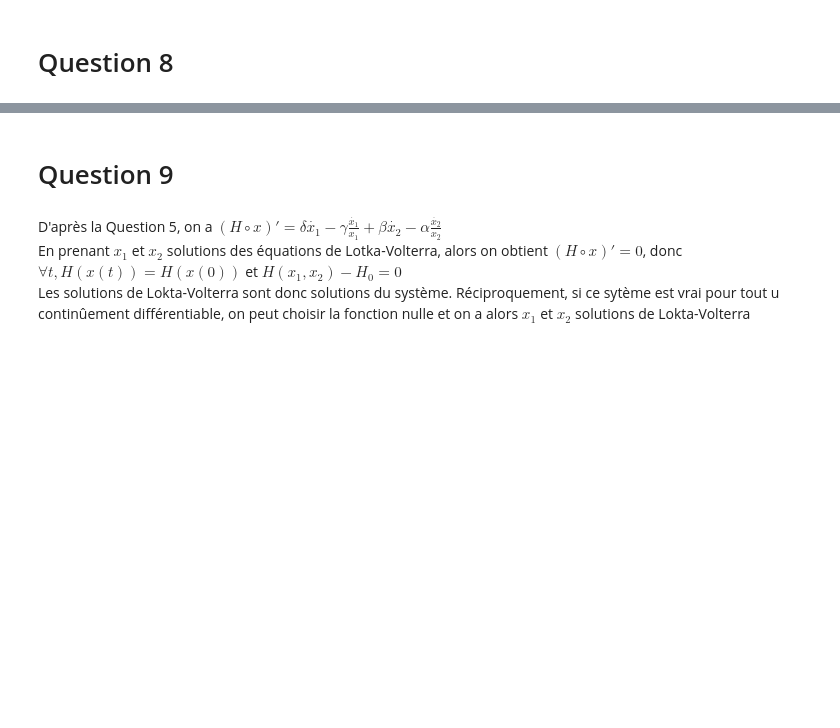
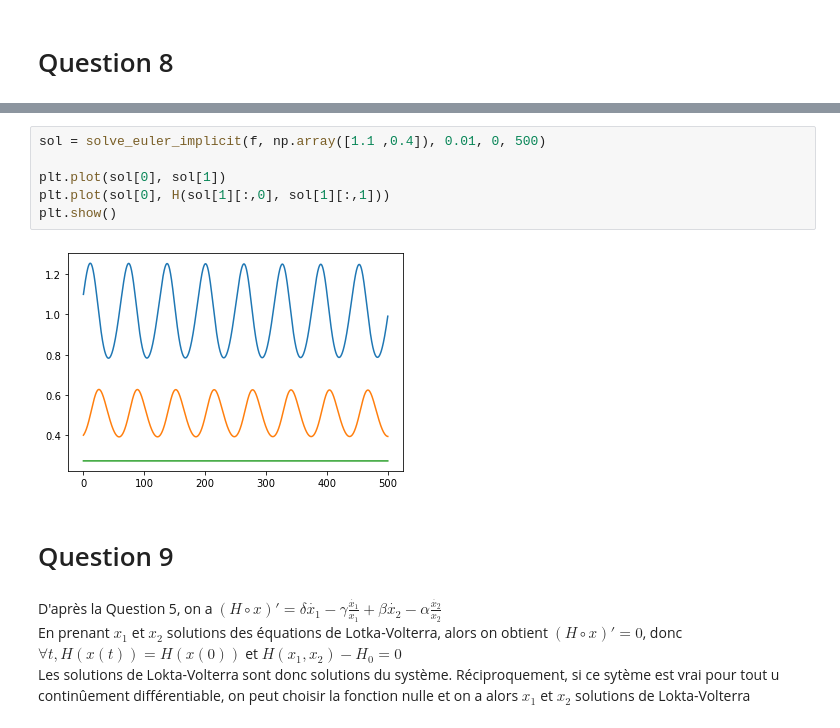
Before and after one commit to jedupau/Projet-numerique2, a Jupyter notebook: Projet-numerique2.ipynb, the cells around one changed output, grey strips where cells are left out. Saved outputs shown, nothing was run; the diff lists cells and outputs as text; blank space fills up the shorter version.

```diff
--- a/Projet-numerique2.ipynb
+++ b/Projet-numerique2.ipynb
@@ -156,3 +186,11 @@ plt.show()
+# %%
+sol = solve_euler_implicit(f, np.array([1.1 ,0.4]), 0.01, 0, 500)
+
+plt.plot(sol[0], sol[1])
+plt.plot(sol[0], H(sol[1][:,0], sol[1][:,1]))
+plt.show()
+# %% [output]
+[figure, added]
 # %% [markdown]
 # Question 9
 # %% [markdown]
```
Also changed, not shown: parts of 10 cells of this notebook.
